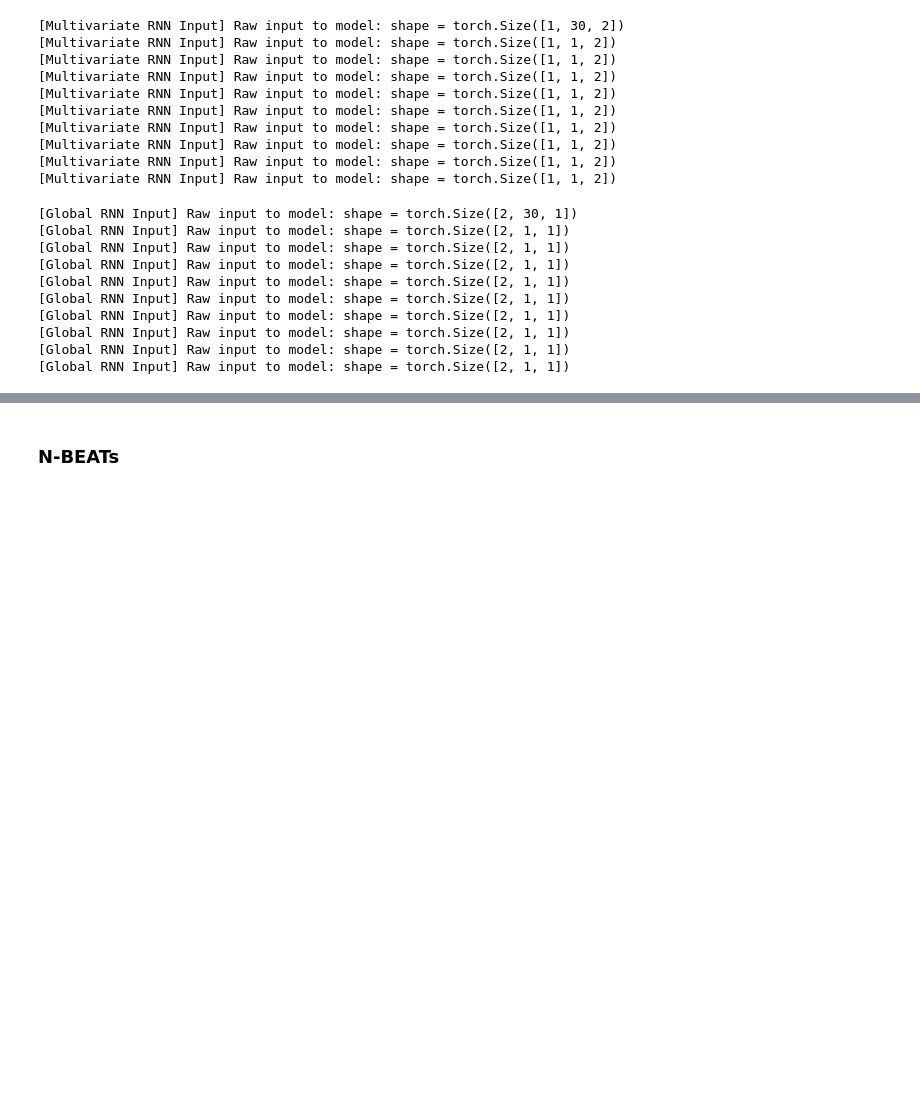
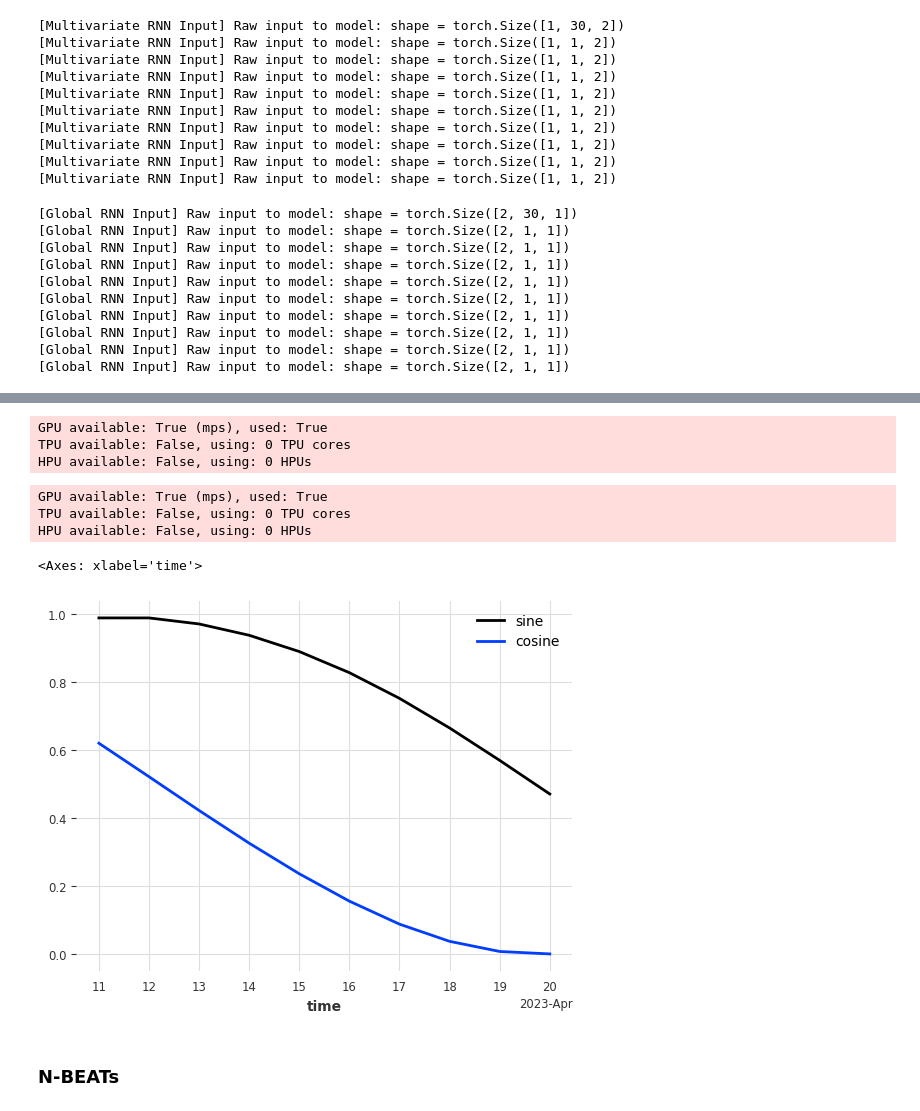
Before and after one commit to hucann/ALPS, a Jupyter notebook: notebooks/multivariate.ipynb, the cells around one changed output, grey strips where cells are left out. Cells and saved outputs as stored; diff of their text form; code cells hidden in the pictures; blank space fills up the shorter version.

```diff
--- a/notebooks/multivariate.ipynb
+++ b/notebooks/multivariate.ipynb
@@ -87,7 +87,7 @@ model_rnn_global = RNNModel(
     input_chunk_length=30,
     training_length=30+10,
     model='LSTM',
-    n_epochs=10,
+    n_epochs=100,
     random_state=42
 )
 
@@ -202,3 +213,15 @@ Note: change of time steps from 30 to 1 -- after the initial input, Darts predic
+# %%
+model_rnn_global.predict(10, series = series_list)[0].plot()
+model_rnn_global.predict(10, series = series_list)[1].plot()
+# %% [output]
+GPU available: True (mps), used: True
+TPU available: False, using: 0 TPU cores
+HPU available: False, using: 0 HPUs
+GPU available: True (mps), used: True
+TPU available: False, using: 0 TPU cores
+HPU available: False, using: 0 HPUs
+<Axes: xlabel='time'>
+[figure, added]
 # %% [markdown]
 ### N-BEATs
 # %% [markdown]
```
Also changed, not shown: parts of 12 cells of this notebook, 2 other files.
